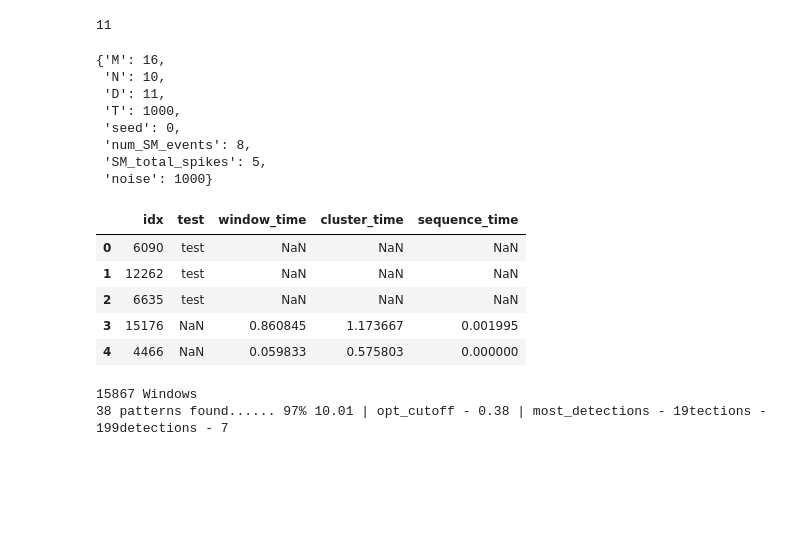
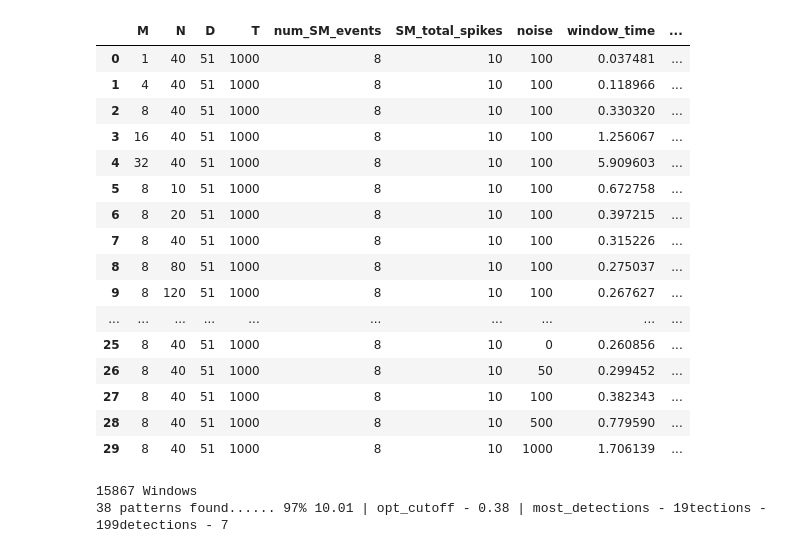
Before and after one commit to CosmicSurgery/thesis_notebooks, a Jupyter notebook: 2023.09.26 - Final Drafts/2023.09.26 - Stress Test 1.ipynb, the cells around one changed output. Saved outputs shown, nothing was run; the diff lists cells and outputs as text; code cells hidden in the pictures; blank space fills up the shorter version.

```diff
--- a/2023.09.26 - Final Drafts/2023.09.26 - Stress Test 1.ipynb
+++ b/2023.09.26 - Final Drafts/2023.09.26 - Stress Test 1.ipynb
@@ -13,7 +13,7 @@ import pandas as pd
 from scipy.signal import correlate
 np. set_printoptions(threshold=np. inf)
 # %%
-date = 'Sept26th-'
+date = 'Sept27th-'
 filename = ''.join((date,'scan_stats.json'))
 filename
 # %% [output]
@@ -240,29 +223,25 @@ KeyboardInterrupt:
-# %%
-params['D']
-# %% [output]
-11
-# %%
-params
-# %% [output]
-{'M': 16,
- 'N': 10,
- 'D': 11,
- 'T': 1000,
- 'seed': 0,
- 'num_SM_events': 8,
- 'SM_total_spikes': 5,
- 'noise': 1000}
 # %%
 df = pd.read_json(filename)
 # %%
-df.head()
+df
 # %% [output]
-|  | idx | test | window_time | cluster_time | sequence_time |
-| 0 | 6090 | test | NaN | NaN | NaN |
-| 1 | 12262 | test | NaN | NaN | NaN |
-| 2 | 6635 | test | NaN | NaN | NaN |
-| 3 | 15176 | NaN | 0.860845 | 1.173667 | 0.001995 |
-| 4 | 4466 | NaN | 0.059833 | 0.575803 | 0.000000 |
+|  | M | N | D | T | num_SM_events | SM_total_spikes | noise | window_time | ... |
+| 0 | 1 | 40 | 51 | 1000 | 8 | 10 | 100 | 0.037481 | ... |
+| 1 | 4 | 40 | 51 | 1000 | 8 | 10 | 100 | 0.118966 | ... |
+| 2 | 8 | 40 | 51 | 1000 | 8 | 10 | 100 | 0.330320 | ... |
+| 3 | 16 | 40 | 51 | 1000 | 8 | 10 | 100 | 1.256067 | ... |
+| 4 | 32 | 40 | 51 | 1000 | 8 | 10 | 100 | 5.909603 | ... |
+| 5 | 8 | 10 | 51 | 1000 | 8 | 10 | 100 | 0.672758 | ... |
+| 6 | 8 | 20 | 51 | 1000 | 8 | 10 | 100 | 0.397215 | ... |
+| 7 | 8 | 40 | 51 | 1000 | 8 | 10 | 100 | 0.315226 | ... |
+| 8 | 8 | 80 | 51 | 1000 | 8 | 10 | 100 | 0.275037 | ... |
+| 9 | 8 | 120 | 51 | 1000 | 8 | 10 | 100 | 0.267627 | ... |
+| ... | ... | ... | ... | ... | ... | ... | ... | ... | ... |
+| 25 | 8 | 40 | 51 | 1000 | 8 | 10 | 0 | 0.260856 | ... |
+| 26 | 8 | 40 | 51 | 1000 | 8 | 10 | 50 | 0.299452 | ... |
+| 27 | 8 | 40 | 51 | 1000 | 8 | 10 | 100 | 0.382343 | ... |
+| 28 | 8 | 40 | 51 | 1000 | 8 | 10 | 500 | 0.779590 | ... |
+| 29 | 8 | 40 | 51 | 1000 | 8 | 10 | 1000 | 1.706139 | ... |
 # %%
 N = 1000
 M = 10
```
Also changed, not shown: parts of 14 cells of this notebook, 3 other files.
